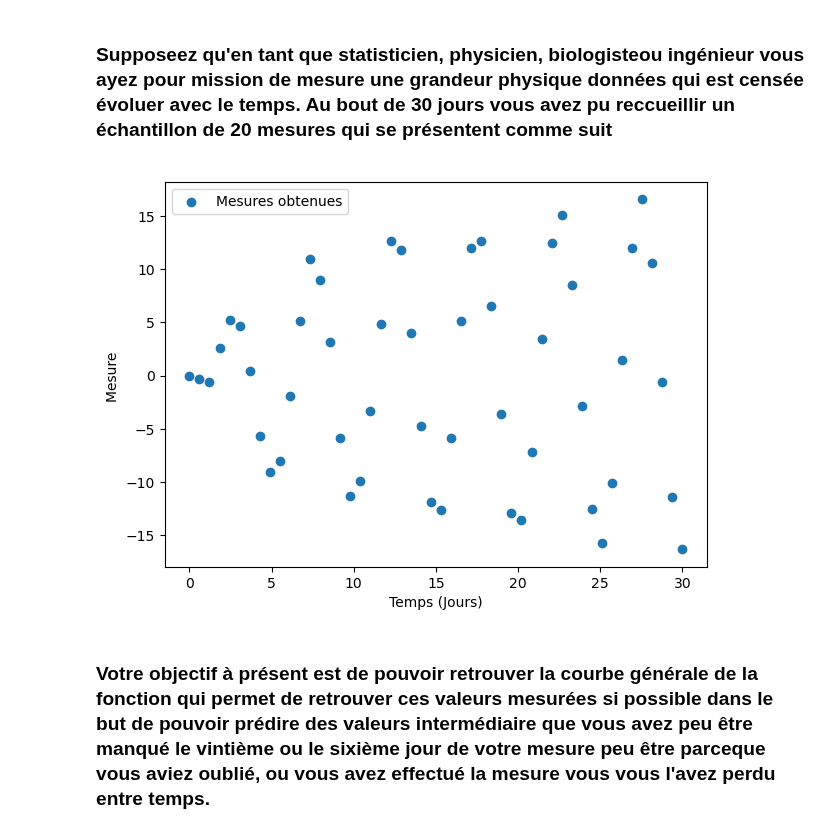
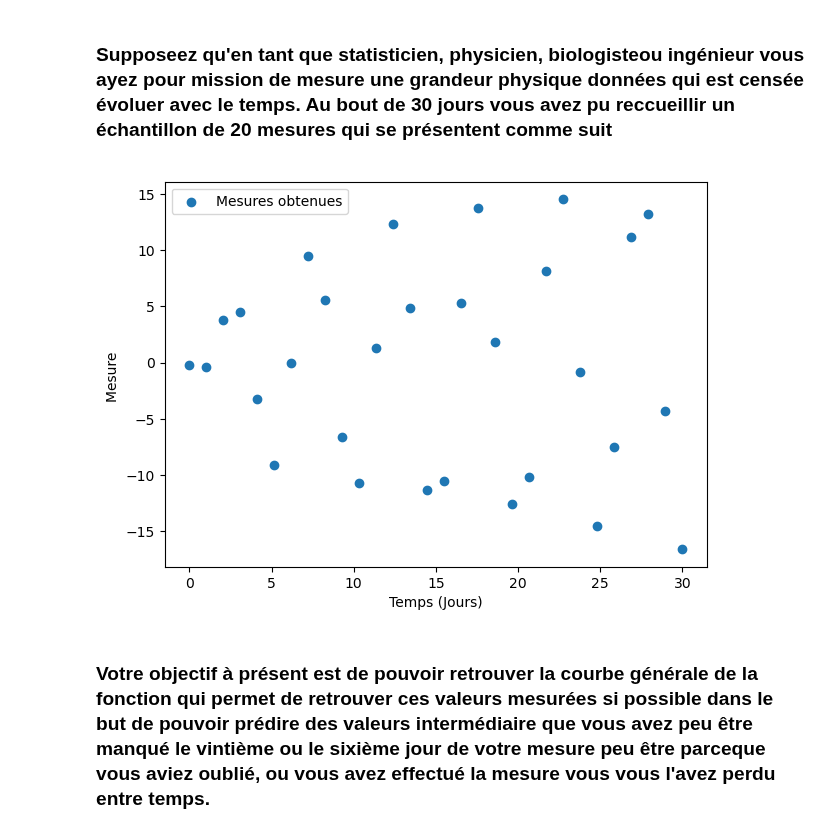
Before and after one commit to Brice-KENGNI-ZANGUIM/Python-pour-les-Mathematiques, a Jupyter notebook: Bibliothèque Scipy.ipynb, the cells around one changed output. Drawn from its saved outputs; the diff is of its cells as text; code cells hidden in the pictures.

```diff
--- a/Bibliothèque Scipy.ipynb
+++ b/Bibliothèque Scipy.ipynb
@@ -181,28 +181,28 @@ resultat
 <h3> <p> Supposeez qu'en tant que statisticien, physicien, biologisteou ingénieur vous ayez pour mission de mesure une grandeur physique données qui est censée évoluer avec le temps. Au bout de 30 jours vous avez pu reccueillir un échantillon de 20 mesures qui se présentent comme suit </p>
 # %%
 t_min, t_max = 0 , 30
-N = 50
+N = 30
 
 
 def mesure ( t ) :
     base = 6*np.cos(2*np.pi*t*6/(t_max-t_min) +np.pi)*t**3.3/(1+  2*t + +t**3)
     bruit = np.random.rand(t.size) - np.random.rand(t.size)
 
     return base + bruit
 
 t_sample =  np.linspace(t_min , t_max, N)
 t_sample[0] , t_sample[-1] = t_min , t_max
 y_sample = mesure ( t_sample)
 
 
 plt.figure(figsize = (7,5))
 plt.scatter(t_sample , y_sample, label= "Mesures obtenues")
 plt.xlabel("Temps (Jours)")
 plt.ylabel("Mesure ")
 plt.legend(loc="upper left")
 plt.show()
 # %% [output]
-[figure, old version]
+[figure, new version]
 # %% [markdown]
 <h3> <p> Votre objectif à présent est de pouvoir retrouver la courbe générale de la fonction qui permet de retrouver ces valeurs mesurées si possible dans le but de pouvoir prédire des valeurs intermédiaire que vous avez peu être manqué le vintième ou le sixième jour de votre mesure peu être parceque vous aviez oublié, ou vous avez effectué la mesure vous vous l'avez perdu entre temps. </p>
     <p> Le module $interpolate$ de $scipy$ offre la fonction $interp1d$ qui permet de réaliser une telle tâche. </p>
```
Also changed, not shown: parts of 11 cells of this notebook.
